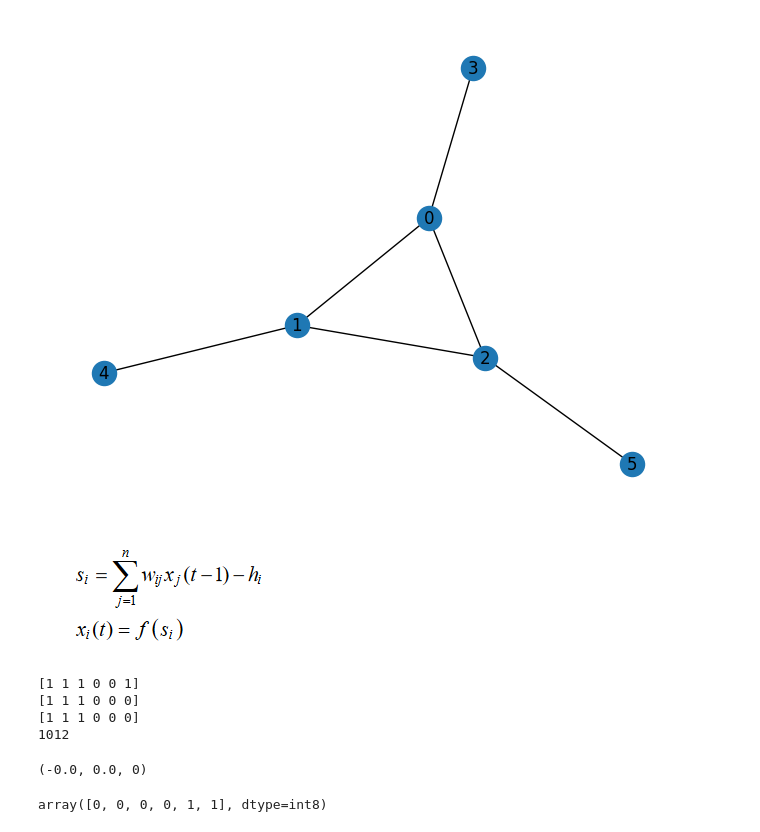
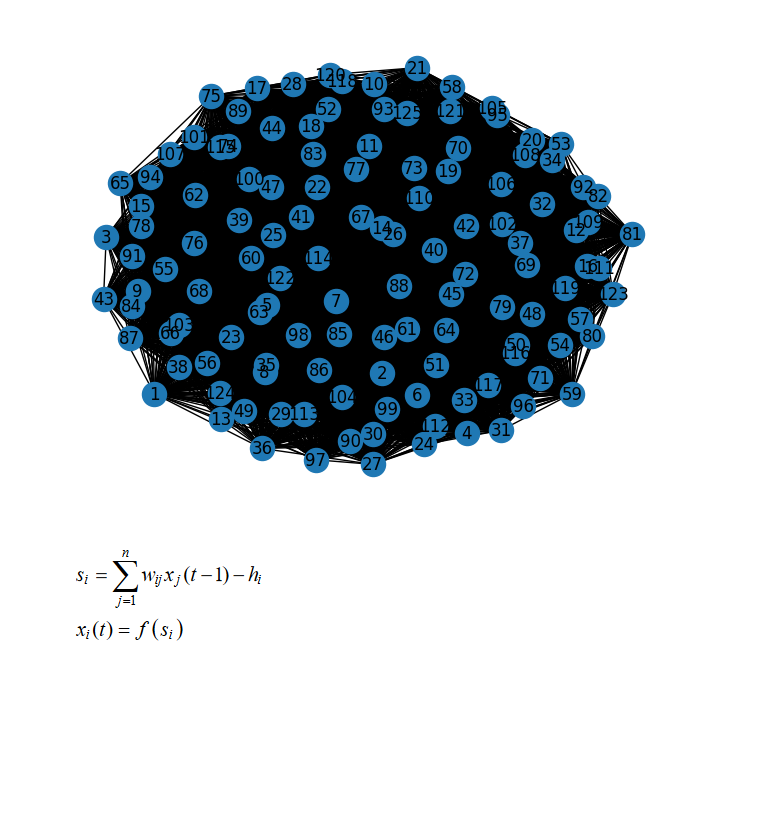
Before and after one commit to LevBugrov/graph_algoritms, a Jupyter notebook: hopfield.ipynb, the cells around one changed output. Drawn from its saved outputs; the diff is of its cells as text; code cells hidden in the pictures; blank space fills up the shorter version.

```diff
--- a/hopfield.ipynb
+++ b/hopfield.ipynb
@@ -74,58 +92,9 @@ def multy_mutation(individual):
 # %%
-G = graph_from_file("graph_examples/6_3")
+# G = graph_from_file("graph_examples/34_14")
+G = graph_from_dimacs("DIMACS_subset_ascii/C125.9.clq")
 W = nx.adjacency_matrix(G).todense()
 nx.draw(G, with_labels=True)
 # %% [output]
-[figure, old version]
+[figure, new version]
 # %% [markdown]
 ![image.png](attachment:image.png)
-# %%
-#----------Hyperparameters----------
-max_iteration = 10000
-
-mnitc = 1000  # maximum number of iterations without change
-h_i = 1
-#-----------#-----------#-----------
-
-X = "1"*G.number_of_nodes()
-X = np.array(str2int_arr(X), dtype="byte")
-X = multy_mutation(X)
-
-iter_no_change = np.intc(0)
-
-for iteration in range(max_iteration):
-
-    i = rng.integers(G.number_of_nodes())  # num_update
-    X_next = 0
-
-    for j in range(G.number_of_nodes()):
-        X_next += W[i, j]*X[j]
-
-    X_next = f_act01(X_next - h_i)
-
-
-    if X[i] == X_next:
-        iter_no_change += 1
-    else:
-        iter_no_change = np.intc(0)
-        X[i] = X_next
-        print(X)
-
-    if( iter_no_change>=mnitc):
-        break
-
-
-print(X, iteration, sep="\n")
-# %% [output]
-[1 1 1 0 0 1]
-[1 1 1 0 0 0]
-[1 1 1 0 0 0]
-1012
-# %%
-energy(X, W)
-# %% [output]
-(-0.0, 0.0, 0)
-# %%
-str2int_arr(format(64+3, "b"))[1:]
-# %% [output]
-array([0, 0, 0, 0, 1, 1], dtype=int8)
```
Also changed, not shown: parts of 8 cells of this notebook.
